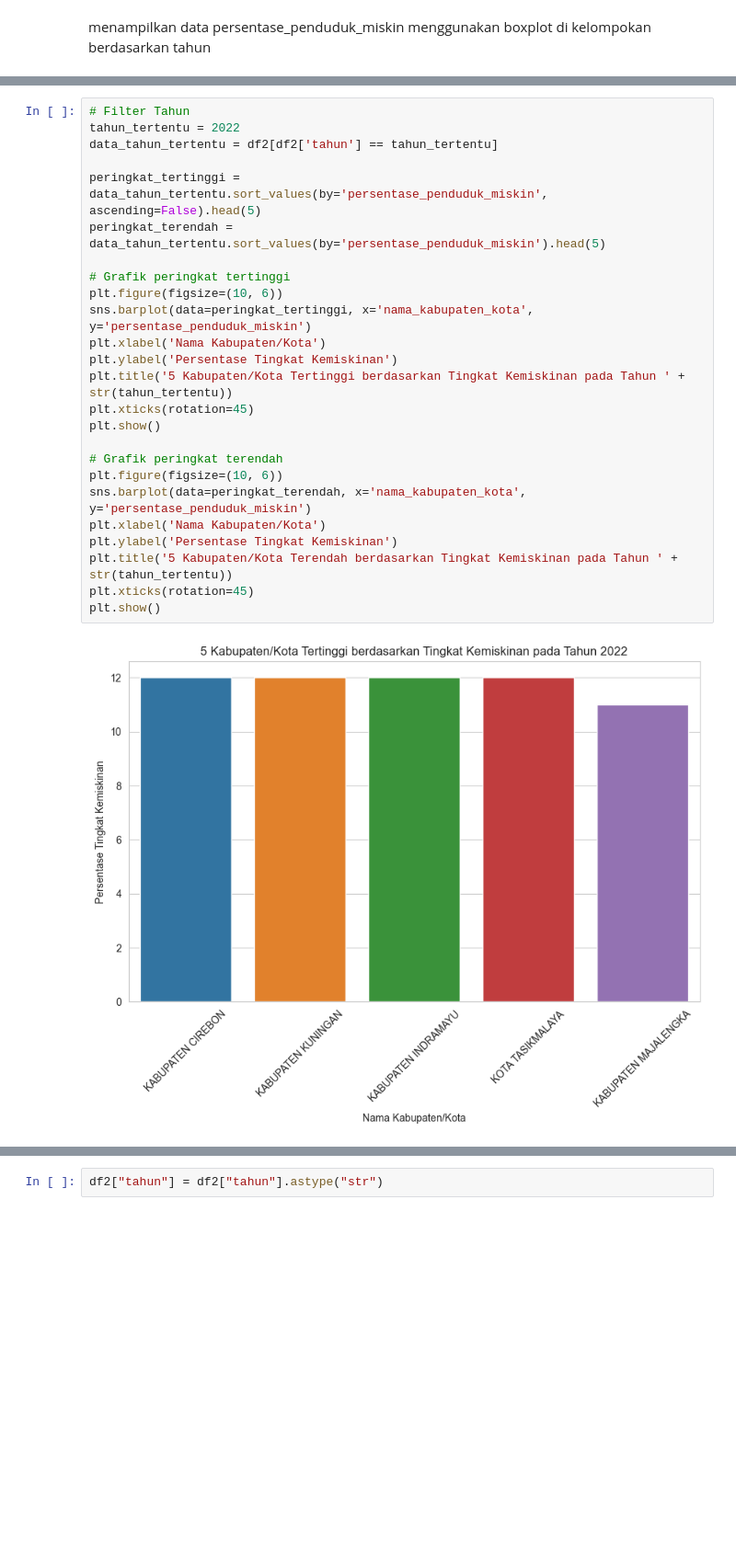
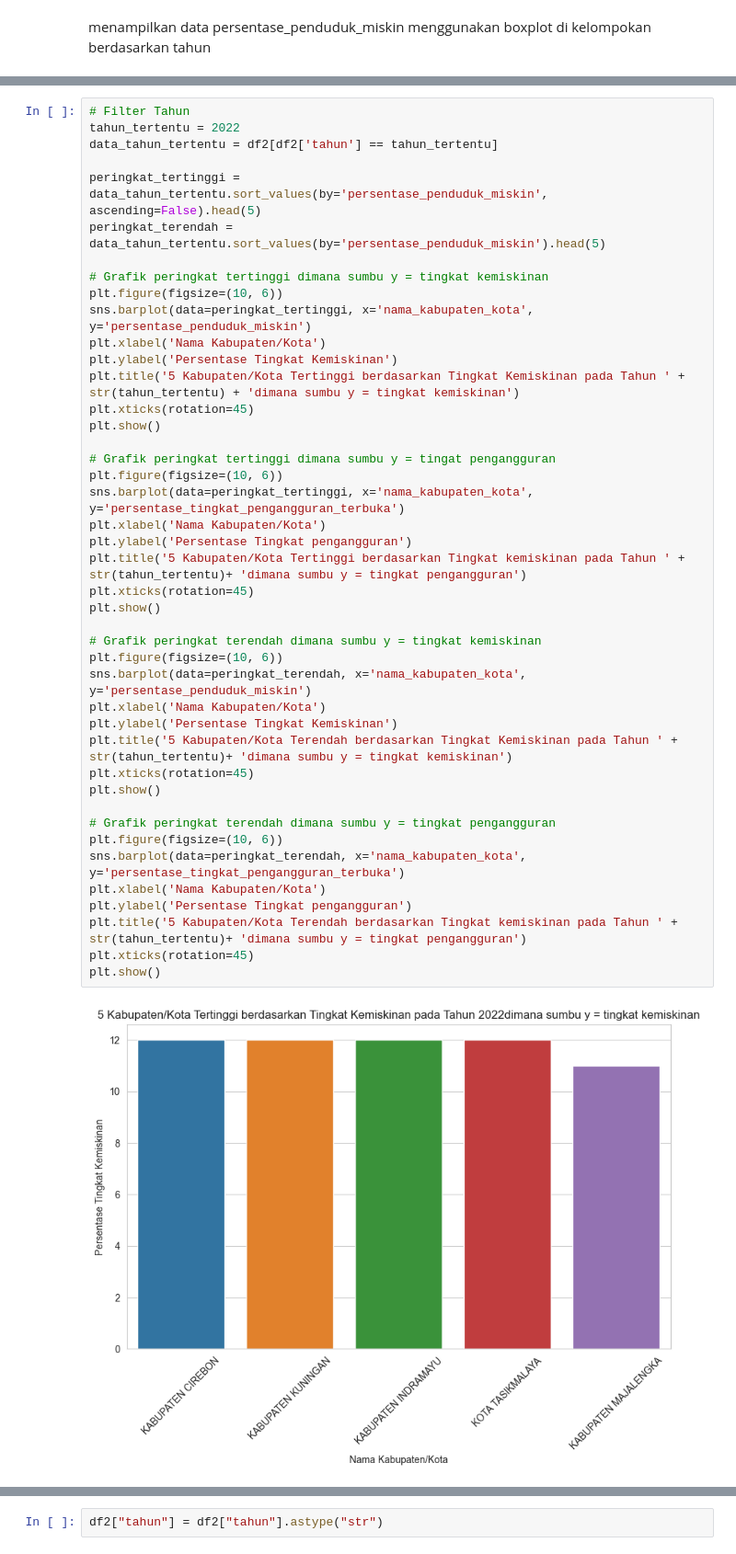
Before and after one commit to AlfiFaiz/data_mining, a Jupyter notebook: kelompok_4.ipynb, the cells around one changed output, grey strips where cells are left out. Shown at 92% size. Drawn from its saved outputs; the diff is of its cells as text; blank space fills up the shorter version.

```diff
--- a/kelompok_4.ipynb
+++ b/kelompok_4.ipynb
@@ -276,27 +278,45 @@ df2.nlargest(n = 50, columns='persentase_penduduk_miskin').boxplot(by = 'tahun',
 # %%
 # Filter Tahun
 tahun_tertentu = 2022
 data_tahun_tertentu = df2[df2['tahun'] == tahun_tertentu]
 
 peringkat_tertinggi = data_tahun_tertentu.sort_values(by='persentase_penduduk_miskin', ascending=False).head(5)
 peringkat_terendah = data_tahun_tertentu.sort_values(by='persentase_penduduk_miskin').head(5)
 
-# Grafik peringkat tertinggi
+# Grafik peringkat tertinggi dimana sumbu y = tingkat kemiskinan
 plt.figure(figsize=(10, 6))
 sns.barplot(data=peringkat_tertinggi, x='nama_kabupaten_kota', y='persentase_penduduk_miskin')
 plt.xlabel('Nama Kabupaten/Kota')
 plt.ylabel('Persentase Tingkat Kemiskinan')
-plt.title('5 Kabupaten/Kota Tertinggi berdasarkan Tingkat Kemiskinan pada Tahun ' + str(tahun_tertentu))
+plt.title('5 Kabupaten/Kota Tertinggi berdasarkan Tingkat Kemiskinan pada Tahun ' + str(tahun_tertentu) + 'dimana sumbu y = tingkat kemiskinan')
 plt.xticks(rotation=45)
 plt.show()
 
-# Grafik peringkat terendah
+# Grafik peringkat tertinggi dimana sumbu y = tingat pengangguran
+plt.figure(figsize=(10, 6))
+sns.barplot(data=peringkat_tertinggi, x='nama_kabupaten_kota', y='persentase_tingkat_pengangguran_terbuka')
+plt.xlabel('Nama Kabupaten/Kota')
+plt.ylabel('Persentase Tingkat pengangguran')
+plt.title('5 Kabupaten/Kota Tertinggi berdasarkan Tingkat kemiskinan pada Tahun ' + str(tahun_tertentu)+ 'dimana sumbu y = tingkat pengangguran')
+plt.xticks(rotation=45)
+plt.show()
+
+# Grafik peringkat terendah dimana sumbu y = tingkat kemiskinan
 plt.figure(figsize=(10, 6))
 sns.barplot(data=peringkat_terendah, x='nama_kabupaten_kota', y='persentase_penduduk_miskin')
 plt.xlabel('Nama Kabupaten/Kota')
 plt.ylabel('Persentase Tingkat Kemiskinan')
-plt.title('5 Kabupaten/Kota Terendah berdasarkan Tingkat Kemiskinan pada Tahun ' + str(tahun_tertentu))
+plt.title('5 Kabupaten/Kota Terendah berdasarkan Tingkat Kemiskinan pada Tahun ' + str(tahun_tertentu)+ 'dimana sumbu y = tingkat kemiskinan')
 plt.xticks(rotation=45)
 plt.show()
+
+# Grafik peringkat terendah dimana sumbu y = tingkat pengangguran
+plt.figure(figsize=(10, 6))
+sns.barplot(data=peringkat_terendah, x='nama_kabupaten_kota', y='persentase_tingkat_pengangguran_terbuka')
+plt.xlabel('Nama Kabupaten/Kota')
+plt.ylabel('Persentase Tingkat pengangguran')
+plt.title('5 Kabupaten/Kota Terendah berdasarkan Tingkat kemiskinan pada Tahun ' + str(tahun_tertentu)+ 'dimana sumbu y = tingkat pengangguran')
+plt.xticks(rotation=45)
+plt.show()
 # %% [output]
-[figure, old version]
+[figure, new version]
```
Also changed, not shown: parts of 5 cells of this notebook, 1 other file.
